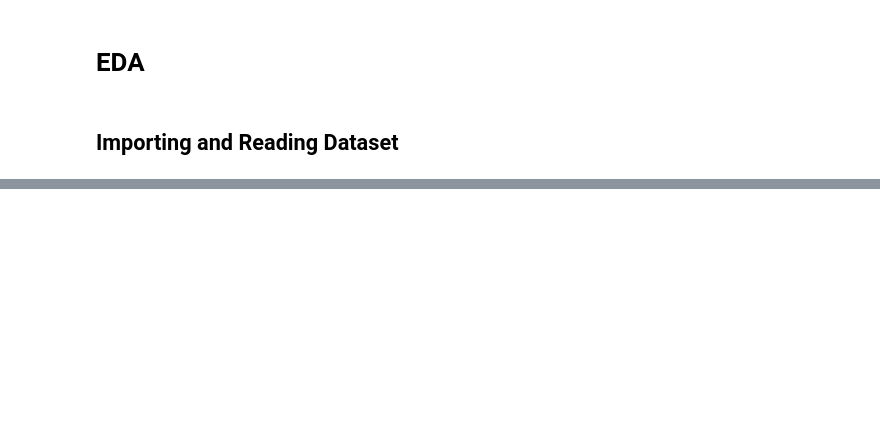
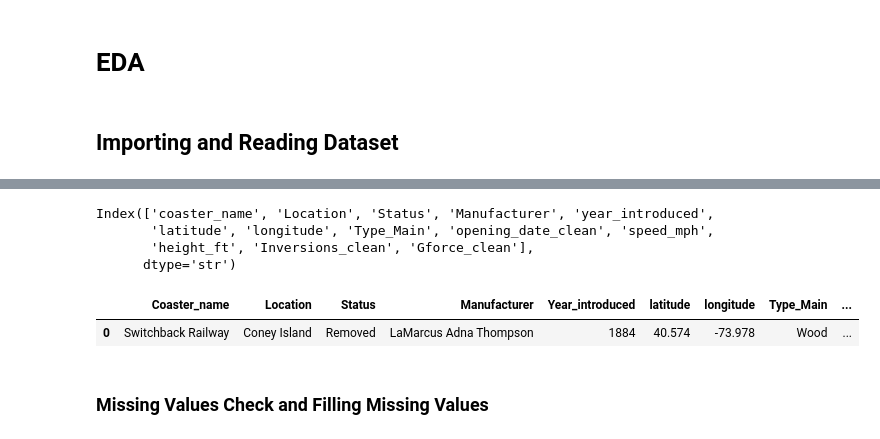
Before and after one commit to ShrDar/ML-Revision, a Jupyter notebook: Rev - EDA.ipynb, the cells around one changed output, grey strips where cells are left out. Drawn from its saved outputs; the diff is of its cells as text; code cells hidden in the pictures; blank space fills up the shorter version.

```diff
--- a/Rev - EDA.ipynb
+++ b/Rev - EDA.ipynb
@@ -23,0 +118,27 @@ df.head()
+# %%
+subsetted_df = df[['coaster_name',
+    #'Length', 'Speed',
+    'Location', 'Status',
+    # 'Opening date',
+    # 'Type',
+    'Manufacturer',
+    # 'Height restriction', 'Model', 'Height',
+    # 'Inversions', 'Lift/launch system', 'Cost', 'Trains', 'Park section',
+    #  'Duration', 'Capacity', 'G-force', 'Designer', 'Max vertical angle',
+    #  'Drop', 'Soft opening date', 'Fast Lane available', 'Replaced',
+    #  'Track layout', 'Fastrack available', 'Soft opening date.1',
+    #  'Closing date',
+    #  'Opened',
+    #  'Replaced by', 'Website',
+    #   'Flash Pass Available', 'Must transfer from wheelchair', 'Theme',
+    #   'Single rider line available', 'Restraint Style',
+    #   'Flash Pass available', 'Acceleration', 'Restraints', 'Name',
+    'year_introduced',
+    'latitude', 'longitude',
+    'Type_Main',
+    'opening_date_clean',
+    #    'speed1', 'speed2', 'speed1_value', 'speed1_unit',
+    'speed_mph',
+    #    'height_value', 'height_unit',
+    'height_ft',
+    'Inversions_clean', 'Gforce_clean']].copy()
@@ -23,0 +182,23 @@ df.head()
+# %%
+# Rename Columns
+subsetted_df.columns
+# %% [output]
+Index(['coaster_name', 'Location', 'Status', 'Manufacturer', 'year_introduced',
+       'latitude', 'longitude', 'Type_Main', 'opening_date_clean', 'speed_mph',
+       'height_ft', 'Inversions_clean', 'Gforce_clean'],
+      dtype='str')
+# %%
+subsetted_df = subsetted_df.rename(columns={"coaster_name": "Coaster_name",
+                             "year_introduced": "Year_introduced",
+                             "opening_date_clean": "Opening_Date",
+                             "speed_mph": "Speed_mph",
+                             "height_ft": "Height_ft",
+                             "Inversions_clean": "Inversions",
+                             "Gforce_clean": "Gforce"})
+# %%
+subsetted_df.head(1)
+# %% [output]
+|  | Coaster_name | Location | Status | Manufacturer | Year_introduced | latitude | longitude | Type_Main | ... |
+| 0 | Switchback Railway | Coney Island | Removed | LaMarcus Adna Thompson | 1884 | 40.574 | -73.978 | Wood | ... |
+# %% [markdown]
+### Missing Values Check and Filling Missing Values
```
Also changed, not shown: parts of 17 cells of this notebook.
